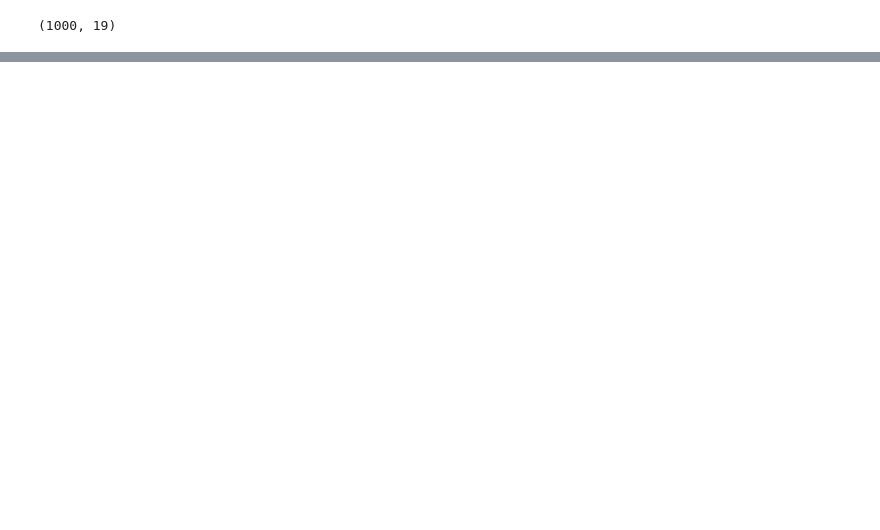
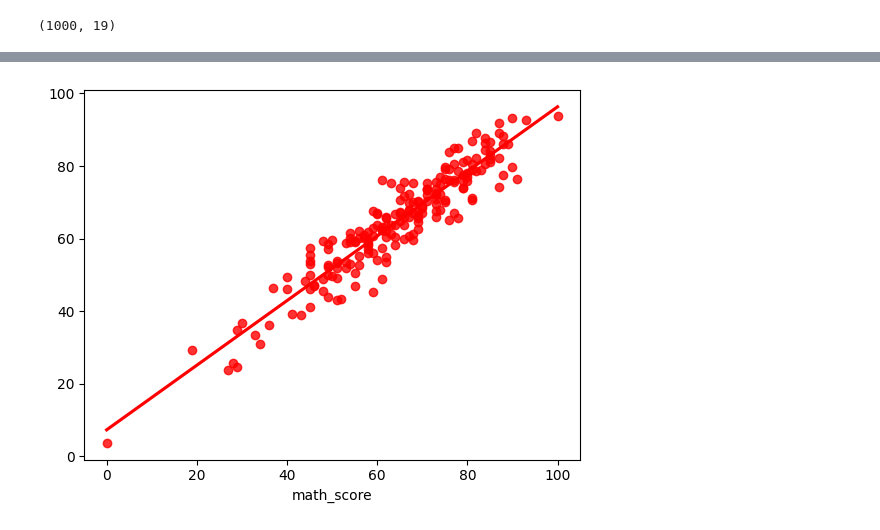
Before and after one commit to YOMI079/ML_PROJECT, a Jupyter notebook: notebook/2. MODEL TRAINING.ipynb, the cells around one changed output, grey strips where cells are left out. Saved outputs shown, nothing was run; the diff lists cells and outputs as text; code cells hidden in the pictures; blank space fills up the shorter version.

```diff
--- a/notebook/2. MODEL TRAINING.ipynb
+++ b/notebook/2. MODEL TRAINING.ipynb
@@ -96,0 +183,5 @@ X.shape
+# %%
+
+sns.regplot(x=y_test,y=y_pred,ci=None,color ='red');
+# %% [output]
+[figure, added]
```
Also changed, not shown: parts of 11 cells of this notebook, 8 other files.
